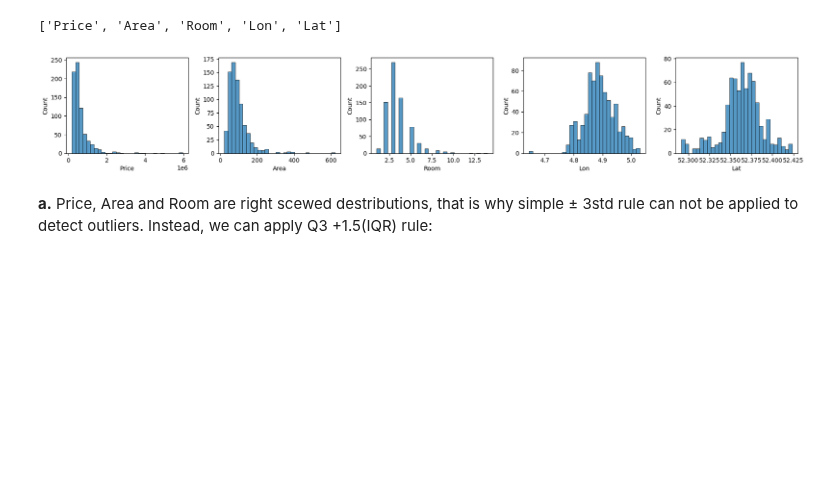
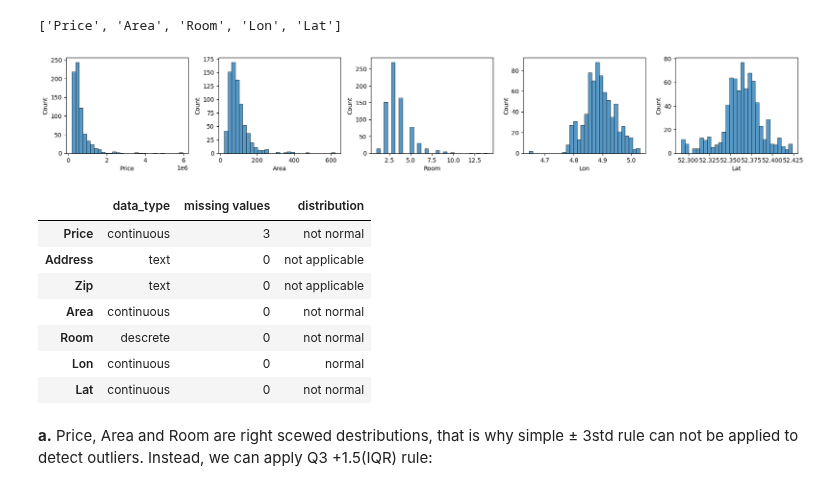
Before and after one commit to nadiia-duiunova/House_price, a Jupyter notebook: EDA.ipynb, the cells around one changed output. Cells and saved outputs as stored; diff of their text form; code cells hidden in the pictures; blank space fills up the shorter version.

Commit message:
remove correlation analysis, add normality check to data_info

```diff
--- a/EDA.ipynb
+++ b/EDA.ipynb
@@ -123,6 +123,35 @@ for i, col in enumerate(list_numerical):
 plt.tight_layout()
 # %% [output]
 [figure]
+# %%
+# Compare distribution of each feature to a normal distribution with given mean and std
+p_values_normality = data[list_numerical].apply(
+        lambda x: stats.kstest(
+            x.dropna(),
+            stats.norm.cdf,
+            args=(np.nanmean(x), np.nanstd(x)),
+            N=len(x),
+        )[1],
+        axis=0
+)
+
+data_info['distribution'] = 'not applicable'
+for feature in list_numerical:
+    if p_values_normality[feature] > 0.05:
+        data_info.loc[feature, 'distribution'] = 'normal'
+    else:
+        data_info.loc[feature, 'distribution'] = 'not normal'
+
+data_info
+# %% [output]
+|  | data_type | missing values | distribution |
+| Price | continuous | 3 | not normal |
+| Address | text | 0 | not applicable |
+| Zip | text | 0 | not applicable |
+| Area | continuous | 0 | not normal |
+| Room | descrete | 0 | not normal |
+| Lon | continuous | 0 | normal |
+| Lat | continuous | 0 | not normal |
 # %% [markdown]
 **a.** Price, Area and Room are right scewed destributions, that is why simple ± 3std rule can not be applied to detect outliers. Instead, we can apply Q3 +1.5(IQR) rule:
 # %%
```
Also changed, not shown: parts of 8 cells of this notebook.
